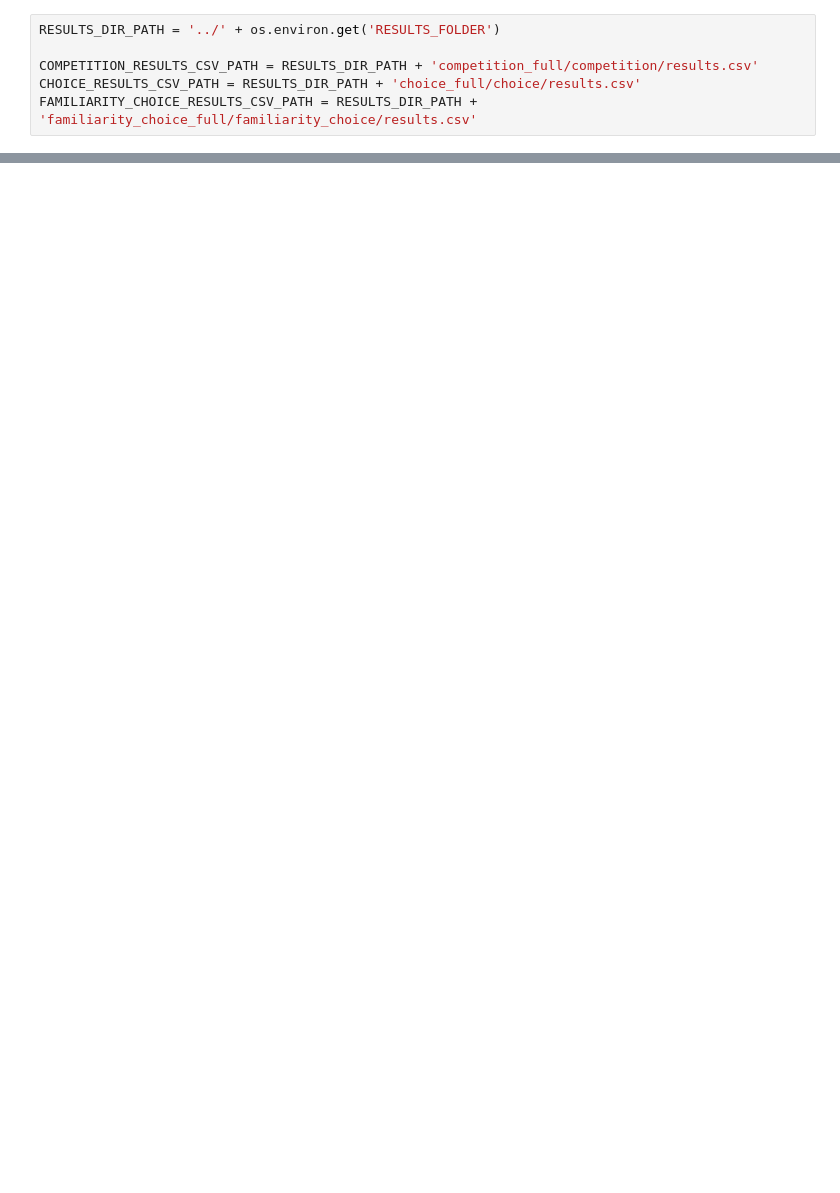
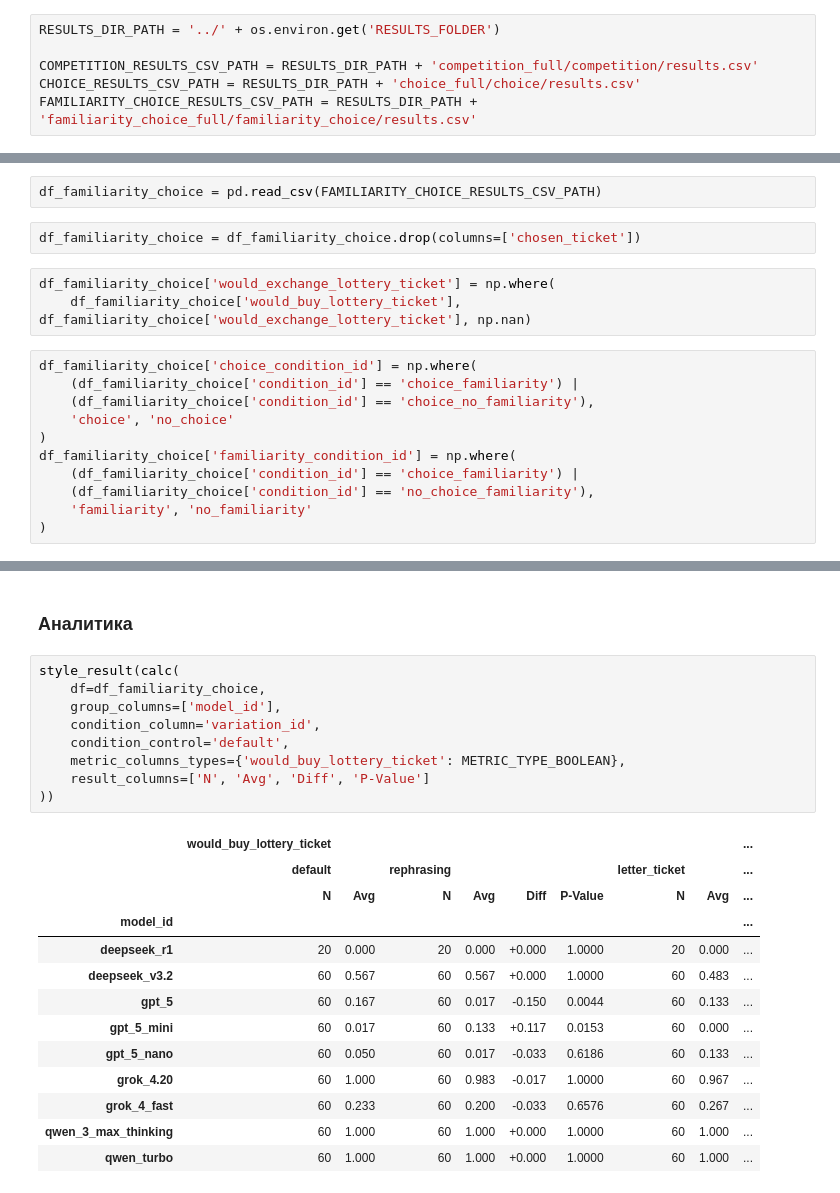
Before and after one commit to arsen-osipyan/ioc, a Jupyter notebook: analytics/Analytics.ipynb, the cells around one changed output, grey strips where cells are left out. Saved outputs shown, nothing was run; the diff lists cells and outputs as text; blank space fills up the shorter version.

```diff
--- a/analytics/Analytics.ipynb
+++ b/analytics/Analytics.ipynb
@@ -485,0 +623,18 @@ df_agg[
+# %%
+df_familiarity_choice = pd.read_csv(FAMILIARITY_CHOICE_RESULTS_CSV_PATH)
+# %%
+df_familiarity_choice = df_familiarity_choice.drop(columns=['chosen_ticket'])
+# %%
+df_familiarity_choice['would_exchange_lottery_ticket'] = np.where(
+    df_familiarity_choice['would_buy_lottery_ticket'], df_familiarity_choice['would_exchange_lottery_ticket'], np.nan)
+# %%
+df_familiarity_choice['choice_condition_id'] = np.where(
+    (df_familiarity_choice['condition_id'] == 'choice_familiarity') |
+    (df_familiarity_choice['condition_id'] == 'choice_no_familiarity'),
+    'choice', 'no_choice'
+)
+df_familiarity_choice['familiarity_condition_id'] = np.where(
+    (df_familiarity_choice['condition_id'] == 'choice_familiarity') |
+    (df_familiarity_choice['condition_id'] == 'no_choice_familiarity'),
+    'familiarity', 'no_familiarity'
+)
@@ -485,0 +655,25 @@ df_agg[
+# %% [markdown]
+### Аналитика
+# %%
+style_result(calc(
+    df=df_familiarity_choice,
+    group_columns=['model_id'],
+    condition_column='variation_id',
+    condition_control='default',
+    metric_columns_types={'would_buy_lottery_ticket': METRIC_TYPE_BOOLEAN},
+    result_columns=['N', 'Avg', 'Diff', 'P-Value']
+))
+# %% [output]
+|  | would_buy_lottery_ticket |  |  |  |  |  |  |  | ... |
+|  | default |  | rephrasing |  |  |  | letter_ticket |  | ... |
+|  | N | Avg | N | Avg | Diff | P-Value | N | Avg | ... |
+| model_id |  |  |  |  |  |  |  |  | ... |
+| deepseek_r1 | 20 | 0.000 | 20 | 0.000 | +0.000 | 1.0000 | 20 | 0.000 | ... |
+| deepseek_v3.2 | 60 | 0.567 | 60 | 0.567 | +0.000 | 1.0000 | 60 | 0.483 | ... |
+| gpt_5 | 60 | 0.167 | 60 | 0.017 | -0.150 | 0.0044 | 60 | 0.133 | ... |
+| gpt_5_mini | 60 | 0.017 | 60 | 0.133 | +0.117 | 0.0153 | 60 | 0.000 | ... |
+| gpt_5_nano | 60 | 0.050 | 60 | 0.017 | -0.033 | 0.6186 | 60 | 0.133 | ... |
+| grok_4.20 | 60 | 1.000 | 60 | 0.983 | -0.017 | 1.0000 | 60 | 0.967 | ... |
+| grok_4_fast | 60 | 0.233 | 60 | 0.200 | -0.033 | 0.6576 | 60 | 0.267 | ... |
+| qwen_3_max_thinking | 60 | 1.000 | 60 | 1.000 | +0.000 | 1.0000 | 60 | 1.000 | ... |
+| qwen_turbo | 60 | 1.000 | 60 | 1.000 | +0.000 | 1.0000 | 60 | 1.000 | ... |
```
Also changed, not shown: parts of 82 cells of this notebook, 2 other files.
